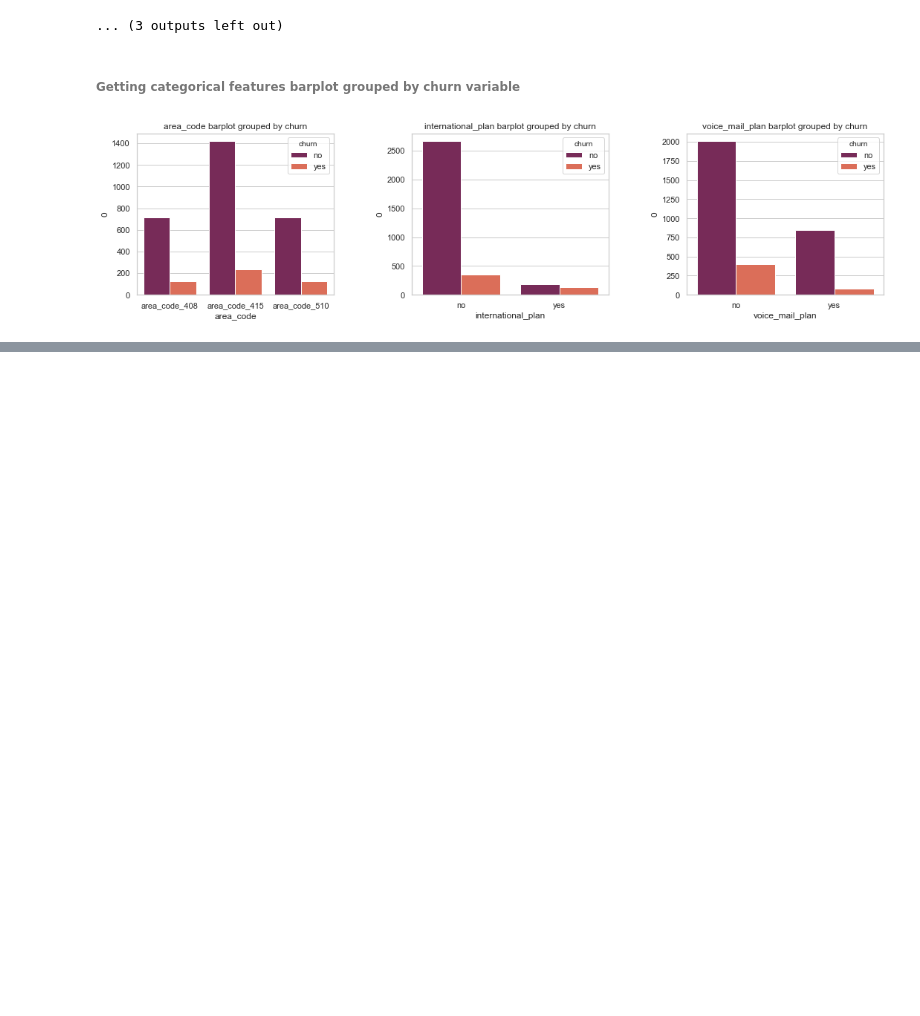
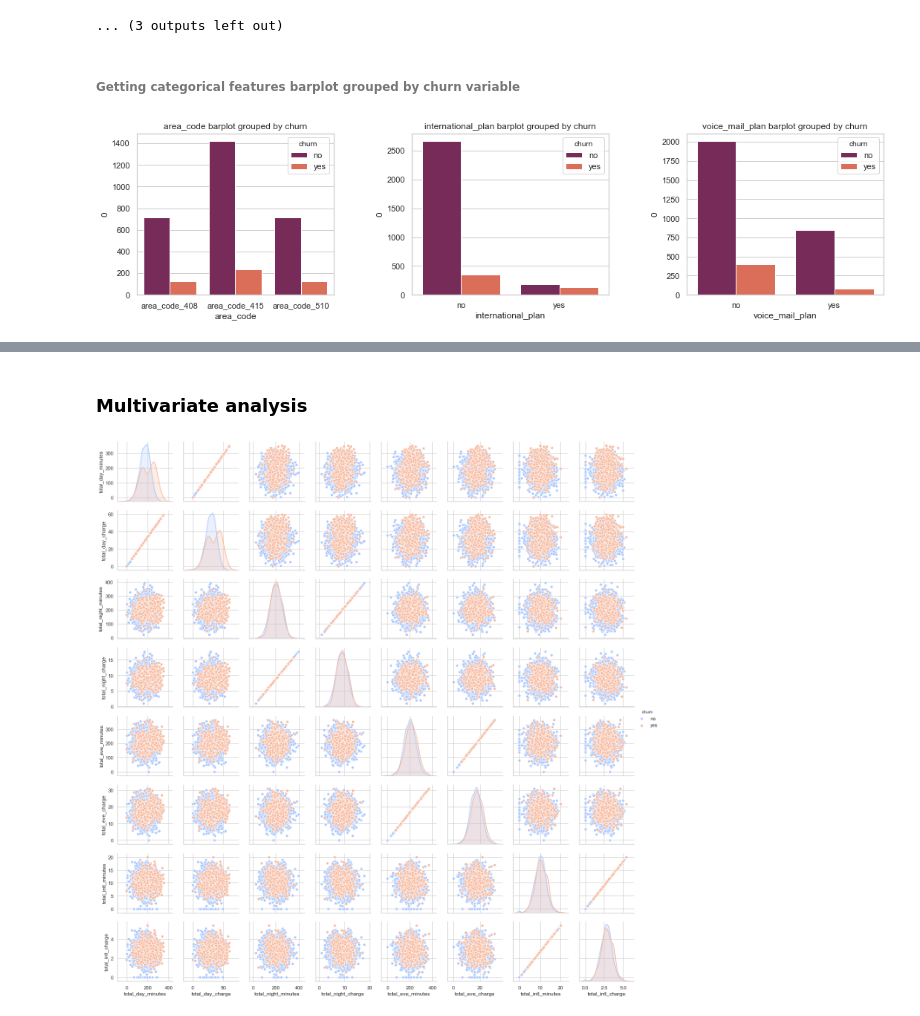
Before and after one commit to naiaraap/Predicting_Customer_Churn_in_Telecommunication_Operators, a Jupyter notebook: Predicting_Customer_Churn_in_Telecom_Operators.ipynb, the cells around one changed output, grey strips where cells are left out. Cells and saved outputs as stored; diff of their text form; code cells hidden in the pictures; blank space fills up the shorter version.

Commit message:
feature analysis

```diff
--- a/Predicting_Customer_Churn_in_Telecom_Operators.ipynb
+++ b/Predicting_Customer_Churn_in_Telecom_Operators.ipynb
@@ -414,0 +467,13 @@ for j in range(3):
+# %% [markdown]
+
+### Multivariate analysis
+# %%
+# pairplot matrix grouped by churn variable
+df = df_train[["total_day_minutes", "total_day_charge", "total_night_minutes",
+                   "total_night_charge", "total_eve_minutes", "total_eve_charge",
+                   "total_intl_minutes", "total_intl_charge", "churn"]]
+
+g = sns.pairplot(df, hue='churn', palette='coolwarm')
+g.fig.set_size_inches(18,18)
+# %% [output]
+[figure, added]
```
Also changed, not shown: parts of 5 cells of this notebook.
